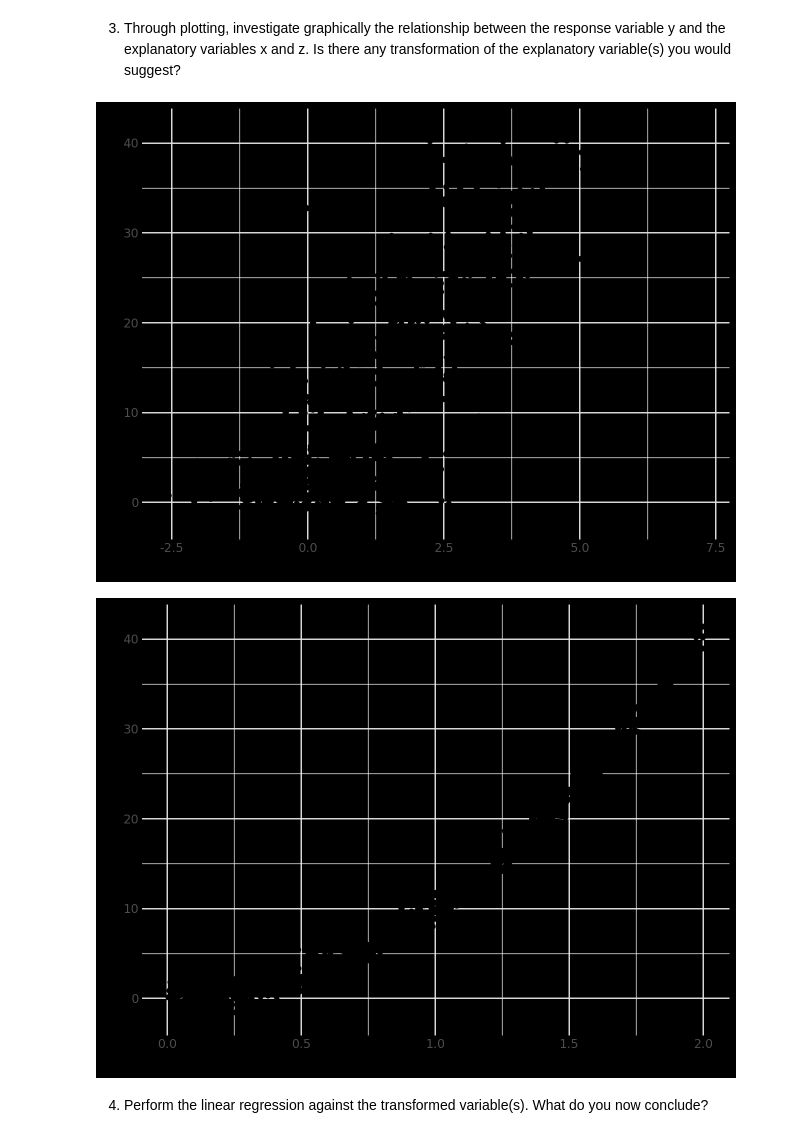
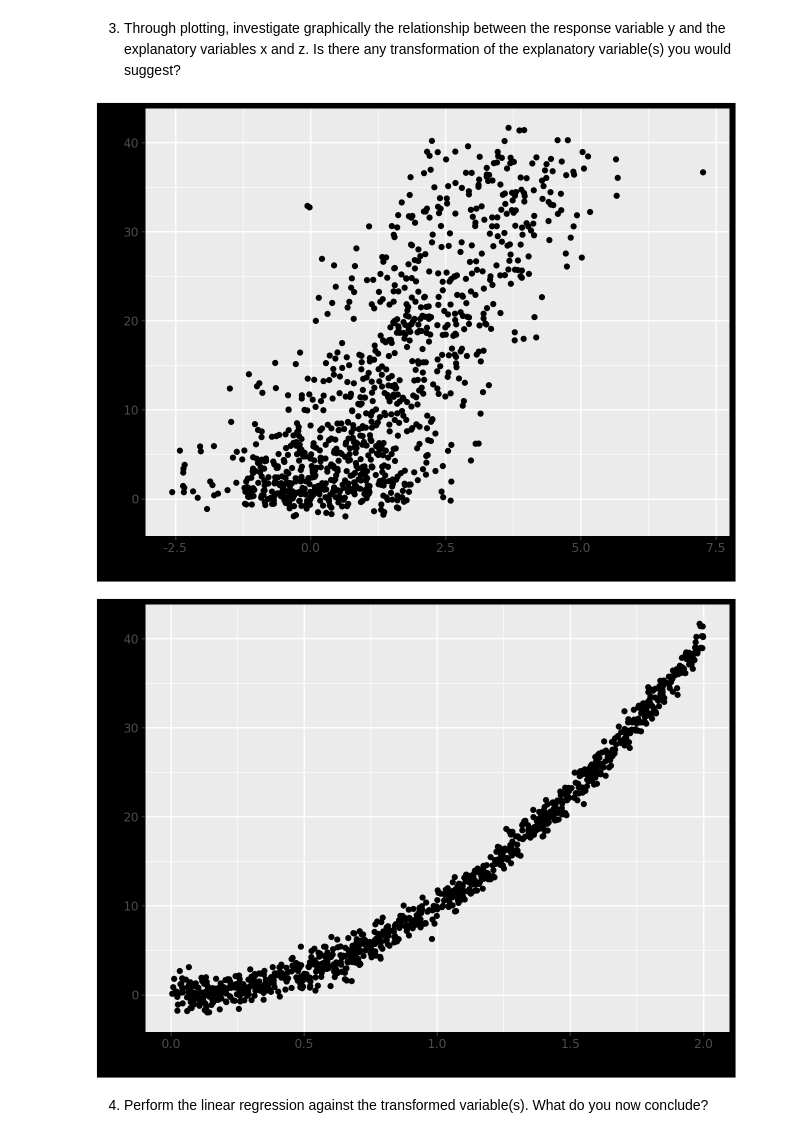
Before and after one commit to areiljan/DataScience, a Jupyter notebook: EX10/10b.ipynb, the cells around one changed output. Cells and saved outputs as stored; diff of their text form; code cells hidden in the pictures.

```diff
--- a/EX10/10b.ipynb
+++ b/EX10/10b.ipynb
@@ -172,16 +168,14 @@ explanatory variables x and z. Is there any transformation of the explanatory va
 suggest?
 # %%
 (ggplot(df, aes('x', 'y'))
-+ geom_point()
-+ theme_minimal())
++ geom_point())
 # %% [output]
-[figure, old version]
+[figure, new version]
 # %%
 (ggplot(df, aes('z', 'y'))
-+ geom_point()
-+ theme_minimal())
++ geom_point())
 # %% [output]
-[figure, old version]
+[figure, new version]
 # %% [markdown]
 4. Perform the linear regression against the transformed variable(s). What do you now conclude?
 # %%
```
Also changed, not shown: parts of 4 cells of this notebook.
